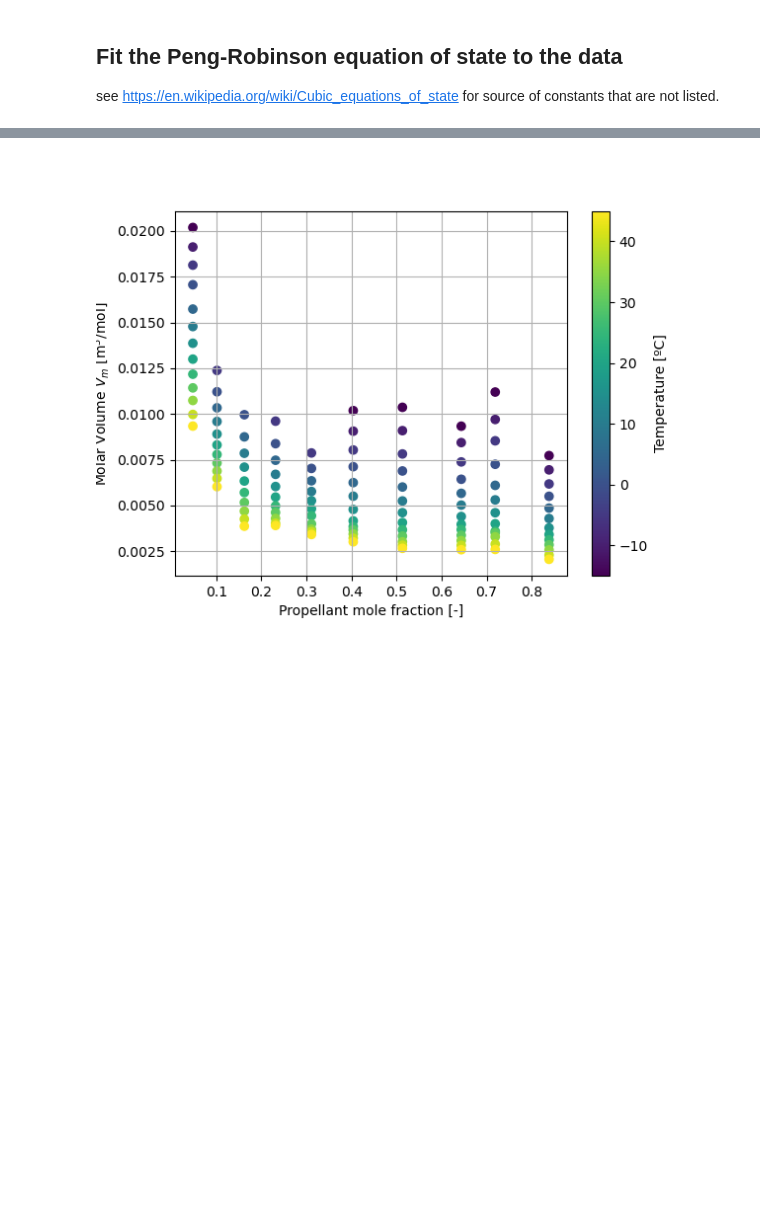
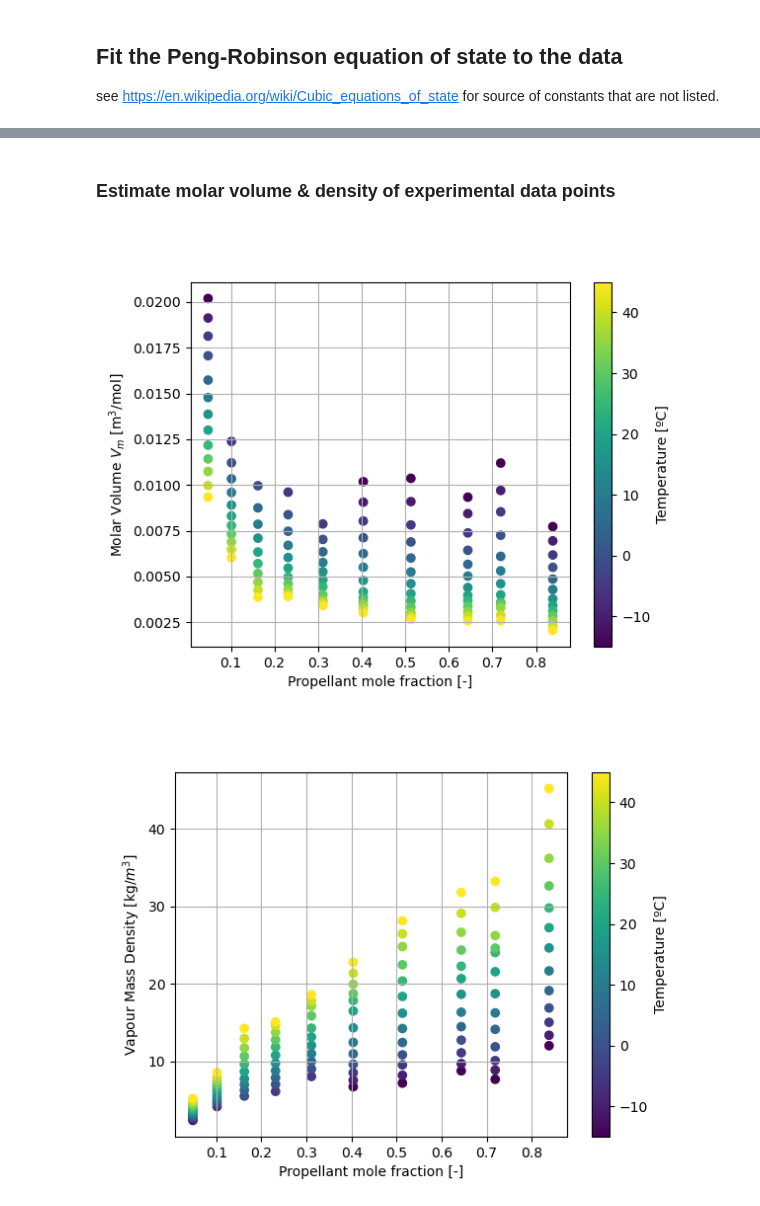
Before and after one commit to djorlando24/jupyterNotebooks, a Jupyter notebook: Research/PropellantProps/RDD2024_SVP_Plots.ipynb, the cells around one changed output, grey strips where cells are left out. Cells and saved outputs as stored; diff of their text form; code cells hidden in the pictures; blank space fills up the shorter version.

```diff
--- a/Research/PropellantProps/RDD2024_SVP_Plots.ipynb
+++ b/Research/PropellantProps/RDD2024_SVP_Plots.ipynb
@@ -262,9 +283,9 @@ From the above data we can see that there is definitely something suspect with t
 # %% [markdown]
 ### Show Raoult Law ideal mixture lines
 # %%
-ax=make_composite_pressure_plot(all_temp, ethx, ethww, dataTempInterp, pure_interp, pureEthanolVP, 'Ethanol mole fraction [-]', 'Ethanol mass fraction [-]');
+ax=make_composite_pressure_plot(all_temp, ethx, ethww, dataTempInterp, pureprop_interp, pureEthanolVP, 'Ethanol mole fraction [-]', 'Ethanol mass fraction [-]');
 l='Raoult Law'
-for p1,t in zip(pure_interp,all_temp):
+for p1,t in zip(pureprop_interp,all_temp):
     p2 = ethanol_antoine(np.array((t,)))[0]
     ax.plot((0,1),(p1,p2),ls=':',c=cfun(normt(t)),label=l)
     if l is not None: l=None
@@ -283,7 +304,7 @@ gamma = {}
 ethx_ = np.hstack((0,ethx,1))
 ethww_= np.hstack((0,ethww,1))
 
-for t,pp,pe in zip(dataTempInterp.keys(),pure_interp,pureEthanolVP): # loop temperatures:
+for t,pp,pe in zip(dataTempInterp.keys(),pureprop_interp,pureEthanolVP): # loop temperatures:
 
     # p = system pressure at temp. t, pure substance properties appended.
     p = np.hstack((pp,dataTempInterp[t],pe))
@@ -306,6 +327,6 @@ for t,pp,pe in zip(dataTempInterp.keys(),pure_interp,pureEthanolVP): # loop temp
 
 ax=make_composite_pressure_plot(all_temp, 1-ethx_, 1-ethww_, activity, None, None, 'Propellant mole fraction [-]', 'Propellant mass fraction [-]', r'Propellant Activity $a_p$');
 ax=make_composite_pressure_plot(all_temp, 1-ethx_, 1-ethww_, gamma   , None, None, 'Propellant mole fraction [-]', 'Propellant mass fraction [-]', r'Activity Coefficient $\gamma_p$');
-#ax.set_yscale('log'); ax.grid(which='minor',axis='y'); ax.set_ylim(0.5,15);
+ax.set_yscale('log'); ax.grid(which='minor',axis='y');# ax.set_ylim(0.5,15);
 # %% [output]
 [figure]
@@ -389,13 +408,12 @@ for t in dataTempInterp.keys():  # Loop through temperatures
         else:
             Z.append(np.nan)
 
-    # Compute Molar Volume, given Z = PVm/RT
+    # Estimate Molar Volume, given Z = PVm/RT
     Vm = np.array(Z)*R*TK/pressure
 
     # Save results
     PR['Z'].extend(Z) # save Z
     PR['x'].extend(np.ones_like(Z)*(1-ethx)) # save mole frac
-    PR['mwt'].extend(np.ones_like(Z)*( mwt_ethanol*ethx + mwt_propellant*(1-ethx) )) # mixture molar weight
     PR['t'].extend(np.ones_like(Z)*float(t)) # save temp
     PR['Vm'].extend(Vm) # Save molar vol.
 
@@ -406,7 +424,7 @@ h=plt.scatter(PR['x'],PR['Z'],c=PR['t'])
 plt.colorbar(h,label='Temperature [ºC]')
 plt.xlabel('Propellant mole fraction [-]')
 plt.ylabel(r'Compressibility Factor $Z$')
-plt.title("Peng-Robinson EOS")
+plt.title(r"Peng-Robinson EOS: $Z(x,T)$")
 plt.grid();
 
 fig=plt.figure()
@@ -414,6 +432,6 @@ h=plt.scatter(PR['t'],np.array(PR['Z']),c=PR['x'])
 plt.colorbar(h,label='Propellant mole fraction [-]')
 plt.xlabel('Temperature [ºC]')
 plt.ylabel(r'Compressibility Factor $Z$')
-plt.title("Peng-Robinson EOS")
+plt.title(r"Peng-Robinson EOS: $Z(T,x)$")
 plt.grid();
 # %% [output]
@@ -422,9 +440,27 @@ plt.grid();
+# %% [markdown]
+### Estimate molar volume & density of experimental data points
 # %%
+Vm = np.array(PR['Vm']) # m3/mol
+x = np.array(PR['x'])
+
+avg_molar_mass = mwt_ethanol*(1-x) + mwt_propellant*x # mixture molar weight , g/mol
+est_dens = avg_molar_mass / Vm # g/m^3
+
 fig=plt.figure()
-h=plt.scatter(PR['x'],np.array(PR['Vm']),c=PR['t']) #.001*np.array(PR['mwt'])/
+h=plt.scatter(PR['x'],Vm,c=PR['t'])
 plt.colorbar(h,label='Temperature [ºC]')
 plt.xlabel('Propellant mole fraction [-]')
 plt.ylabel(r'Molar Volume $V_m$ [m$^3$/mol]')
 plt.grid();
+plt.subplots_adjust(left=0.15);
+
+
+fig=plt.figure()
+h=plt.scatter(PR['x'],est_dens/1e3,c=PR['t'])
+plt.colorbar(h,label='Temperature [ºC]')
+plt.xlabel('Propellant mole fraction [-]')
+plt.ylabel(r'Vapour Mass Density [kg/$m^3$]')
+plt.grid();
 # %% [output]
-[figure, old version]
+[figure, new version]
+[figure, added]
```
Also changed, not shown: parts of 12 cells of this notebook, 1 other file.
